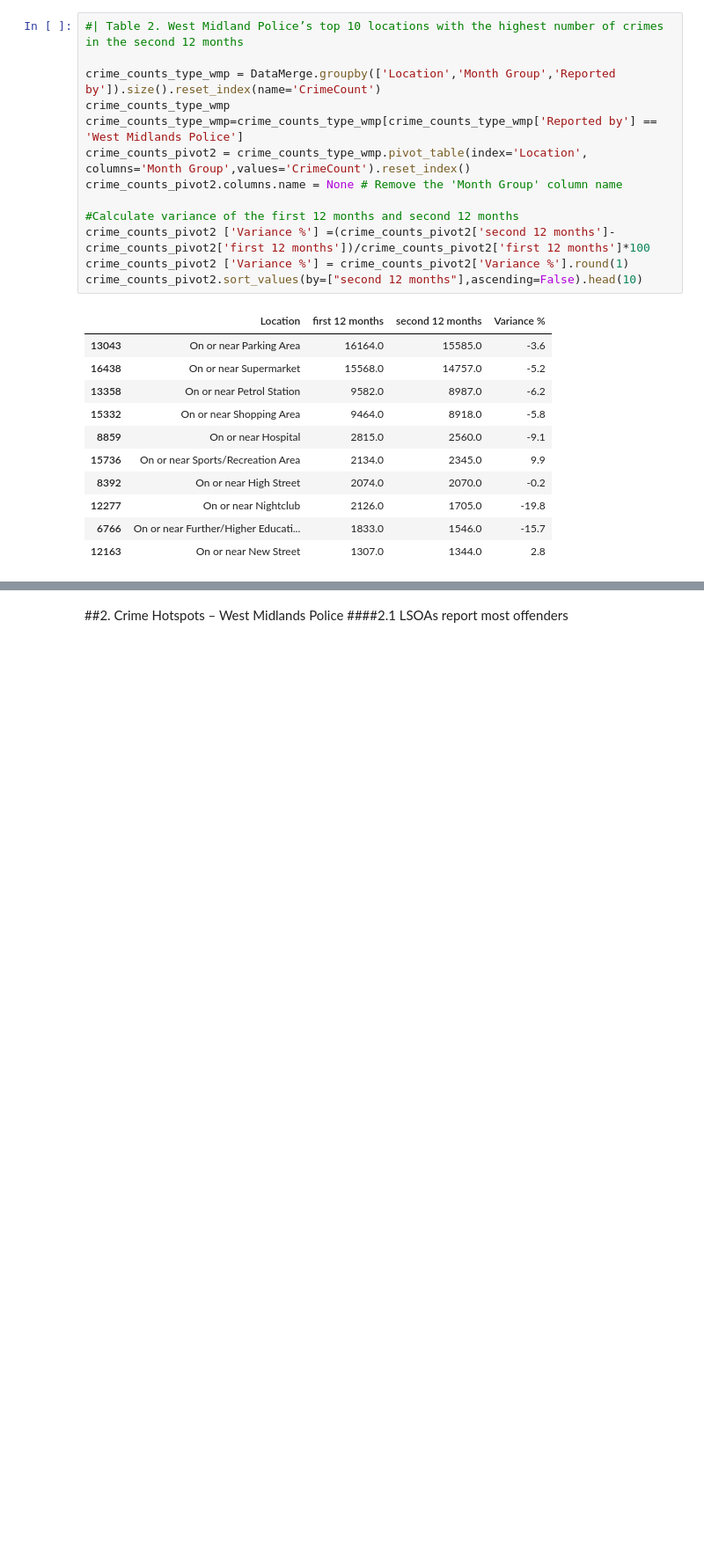
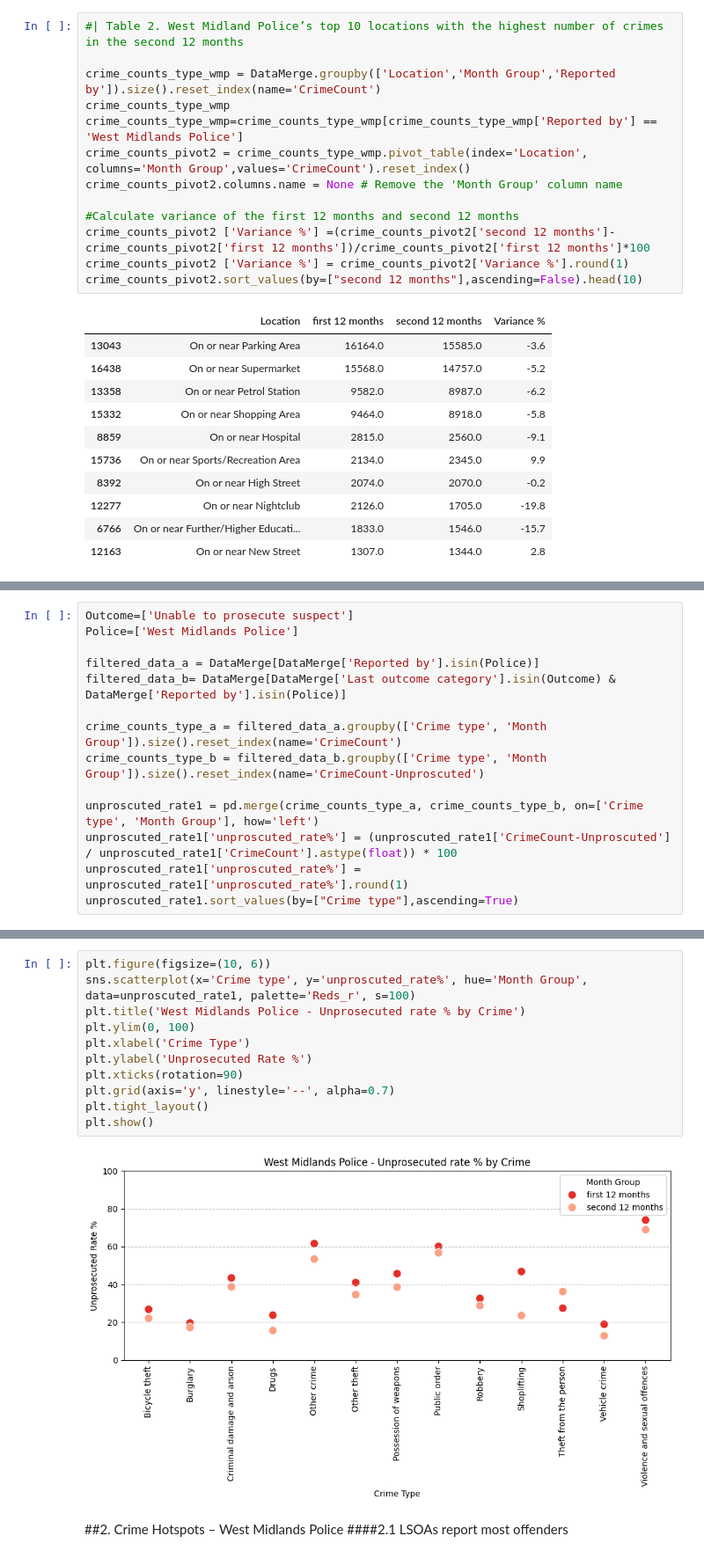
Before and after one commit to zhangwiki86-soton/L7---Data-Analysis-and-Visualisation, a Jupyter notebook: main_analysis.ipynb, the cells around one changed output, grey strips where cells are left out. Shown at 88% size. Saved outputs shown, nothing was run; the diff lists cells and outputs as text; blank space fills up the shorter version.

```diff
--- a/main_analysis.ipynb
+++ b/main_analysis.ipynb
@@ -553,0 +622,14 @@ crime_counts_pivot2.sort_values(by=["second 12 months"],ascending=False).head(10
+# %%
+Outcome=['Unable to prosecute suspect']
+Police=['West Midlands Police']
+
+filtered_data_a = DataMerge[DataMerge['Reported by'].isin(Police)]
+filtered_data_b= DataMerge[DataMerge['Last outcome category'].isin(Outcome) & DataMerge['Reported by'].isin(Police)]
+
+crime_counts_type_a = filtered_data_a.groupby(['Crime type', 'Month Group']).size().reset_index(name='CrimeCount')
+crime_counts_type_b = filtered_data_b.groupby(['Crime type', 'Month Group']).size().reset_index(name='CrimeCount-Unproscuted')
+
+unproscuted_rate1 = pd.merge(crime_counts_type_a, crime_counts_type_b, on=['Crime type', 'Month Group'], how='left')
+unproscuted_rate1['unproscuted_rate%'] = (unproscuted_rate1['CrimeCount-Unproscuted'] / unproscuted_rate1['CrimeCount'].astype(float)) * 100
+unproscuted_rate1['unproscuted_rate%'] = unproscuted_rate1['unproscuted_rate%'].round(1)
+unproscuted_rate1.sort_values(by=["Crime type"],ascending=True)
@@ -554,3 +654,16 @@ crime_counts_pivot2.sort_values(by=["second 12 months"],ascending=False).head(10
+# %%
+plt.figure(figsize=(10, 6))
+sns.scatterplot(x='Crime type', y='unproscuted_rate%', hue='Month Group', data=unproscuted_rate1, palette='Reds_r', s=100)
+plt.title('West Midlands Police - Unprosecuted rate % by Crime')
+plt.ylim(0, 100)
+plt.xlabel('Crime Type')
+plt.ylabel('Unprosecuted Rate %')
+plt.xticks(rotation=90)
+plt.grid(axis='y', linestyle='--', alpha=0.7)
+plt.tight_layout()
+plt.show()
+# %% [output]
+[figure, added]
 # %% [markdown]
 ##2. Crime Hotspots – West Midlands Police
 ####2.1 LSOAs report most offenders
```
Also changed, not shown: parts of 24 cells of this notebook.
